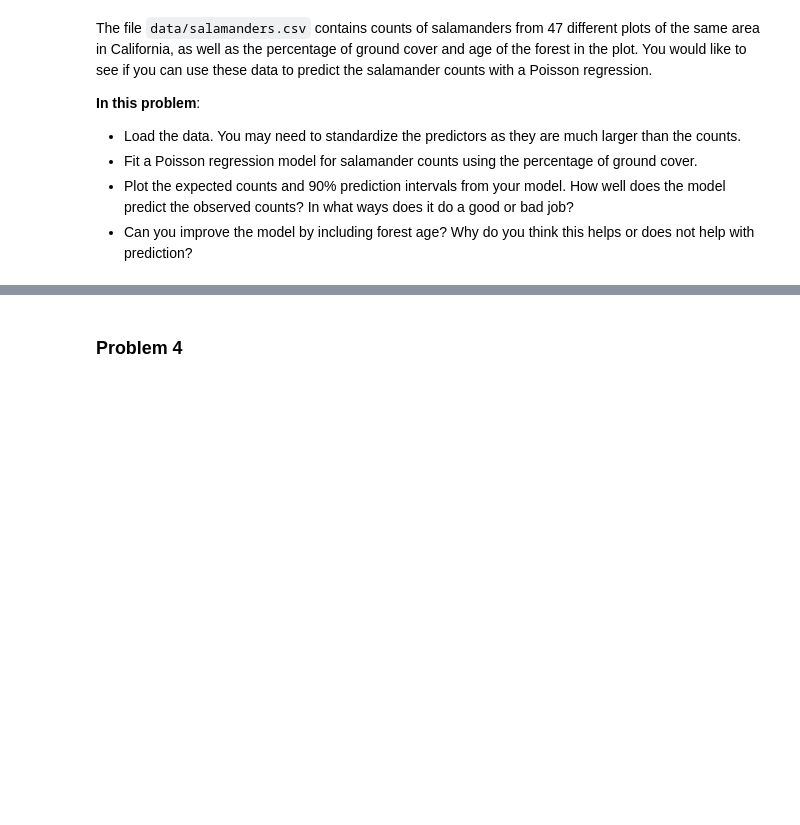
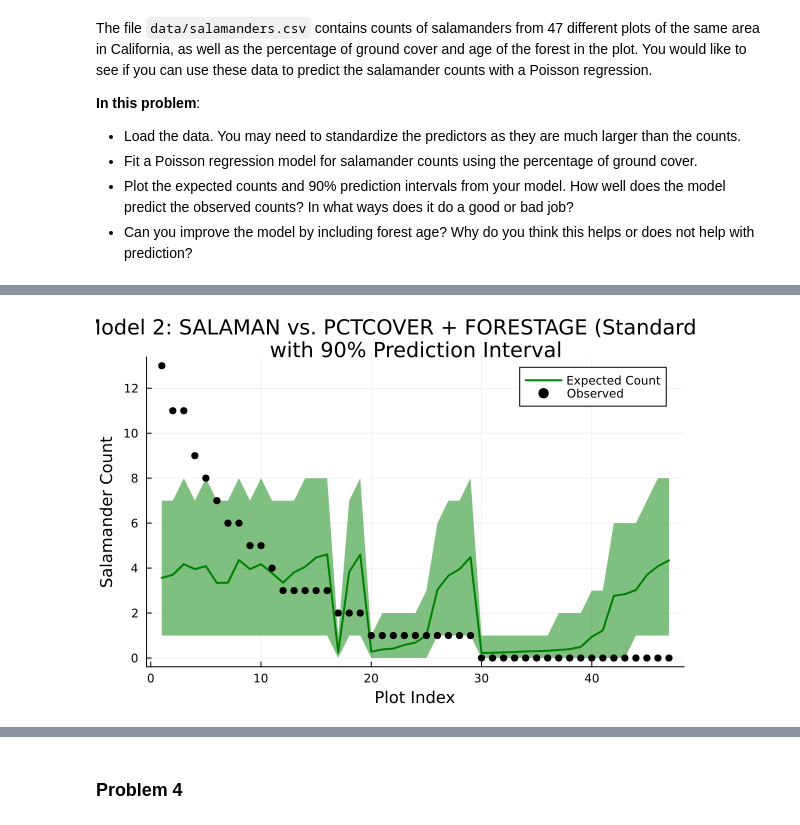
Before and after one commit to BEE4850-SP25/hw02-BorJiuntseng, a Jupyter notebook: hw02.ipynb, the cells around one changed output, grey strips where cells are left out. Cells and saved outputs as stored; diff of their text form; code cells hidden in the pictures; blank space fills up the shorter version.

```diff
--- a/hw02.ipynb
+++ b/hw02.ipynb
@@ -385,0 +496,41 @@ with a Poisson regression.
+# %%
+# Our extended model: log(E(SALAMAN)) = β₀ + β₁ * PCTCOVER_std + β₂ * FORESTAGE_std
+function nll_model2(params)
+    beta0, beta1, beta2 = params
+    nll = 0.0
+    for i in 1:n
+        eta = beta0 + beta1 * data.PCTCOVER_std[i] + beta2 * data.FORESTAGE_std[i]
+        lambda = exp(eta)
+        nll += - (data.SALAMAN[i] * eta - lambda)
+    end
+    return nll
+end
+
+# Optimize Model 2; initial guess [0, 0, 0]
+res2 = optimize(nll_model2, [0.0, 0.0, 0.0])
+params2 = Optim.minimizer(res2)
+beta0_2, beta1_2, beta2_2 = params2
+
+LL2 = -nll_model2(params2)
+AIC2 = 2 * length(params2) - 2 * LL2
+
+# Compute expected counts for Model 2
+predict2 = [exp(beta0_2 + beta1_2 * data.PCTCOVER_std[i] + beta2_2 * data.FORESTAGE_std[i]) for i in 1:n]
+
+# Compute 90% prediction intervals for Model 2
+lower90_2 = [quantile(Poisson(p), 0.05) for p in predict2]
+upper90_2 = [quantile(Poisson(p), 0.95) for p in predict2]
+
+lower_ribbon2 = predict2 .- lower90_2
+upper_ribbon2 = upper90_2 .- predict2
+
+# Plot Model 2 results with a shaded prediction interval
+plot2 = plot(1:n, predict2,
+    ribbon = (lower_ribbon2, upper_ribbon2),
+    color = :green, lw = 2,
+    xlabel = "Plot Index", ylabel = "Salamander Count",
+    title = "Model 2: SALAMAN vs. PCTCOVER + FORESTAGE (Standardized)\nwith 90% Prediction Interval",
+    label = "Expected Count", legend = :topright)
+scatter!(plot2, 1:n, data.SALAMAN, color = :black, label = "Observed")
+# %% [output]
+[figure, added]
```
Also changed, not shown: parts of 16 cells of this notebook.
